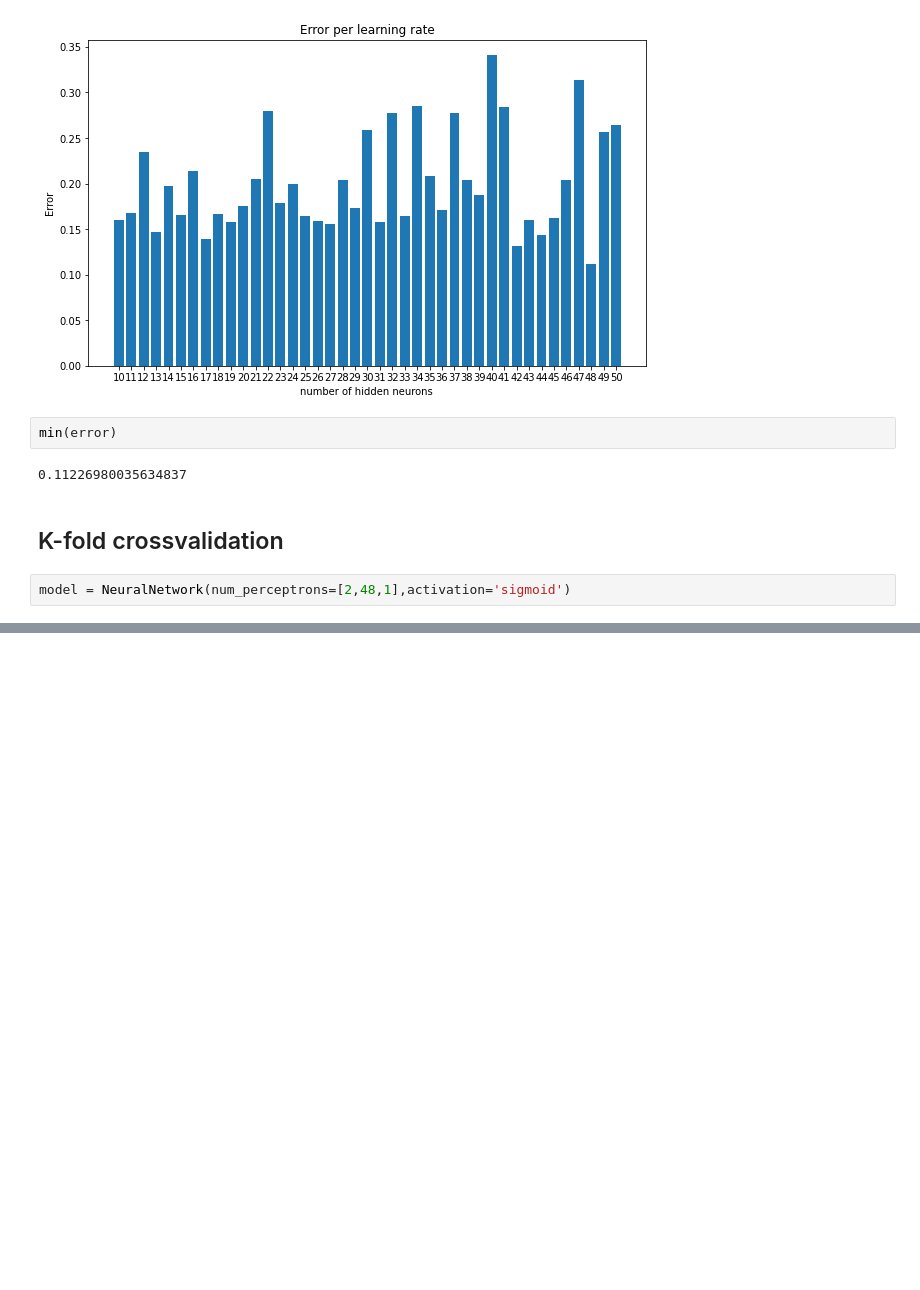
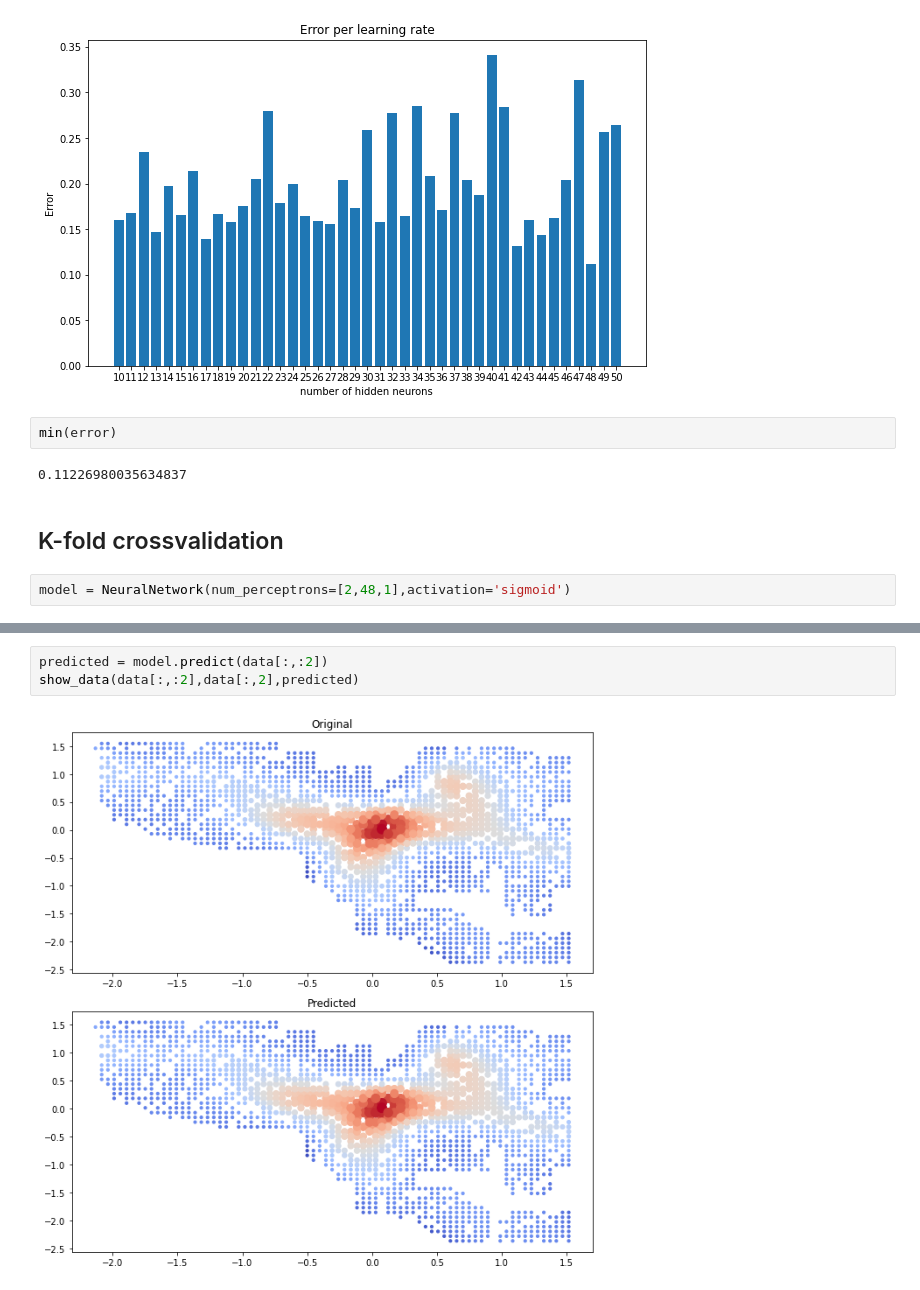
Before and after one commit to TheKompot/NeuralNetwork, a Jupyter notebook: EDA.ipynb, the cells around one changed output, grey strips where cells are left out. Drawn from its saved outputs; the diff is of its cells as text; blank space fills up the shorter version.

```diff
--- a/EDA.ipynb
+++ b/EDA.ipynb
@@ -183,0 +193,5 @@ train_err,test_err = k_fold(model,X_train,y_train,k=5)
+# %%
+predicted = model.predict(data[:,:2])
+show_data(data[:,:2],data[:,2],predicted)
+# %% [output]
+[figure, added]
```
Also changed, not shown: parts of 4 cells of this notebook.
